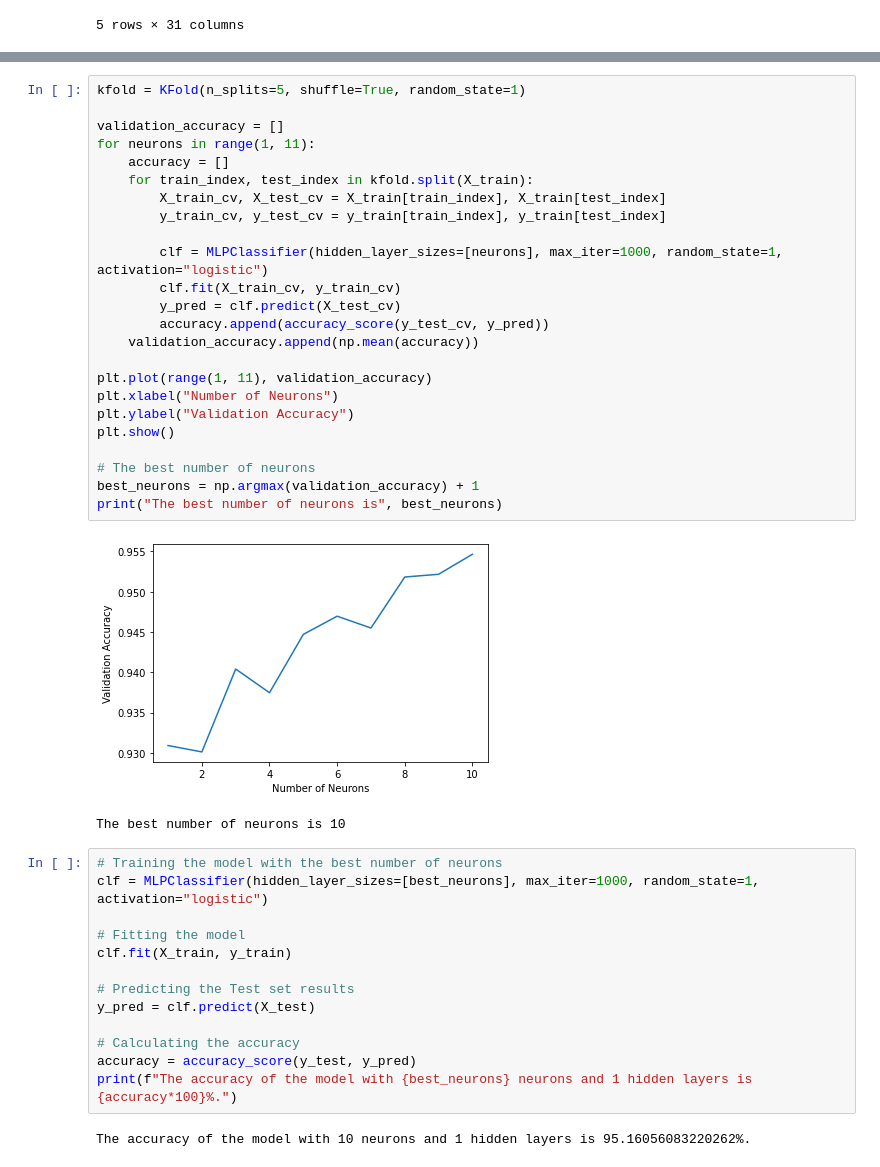
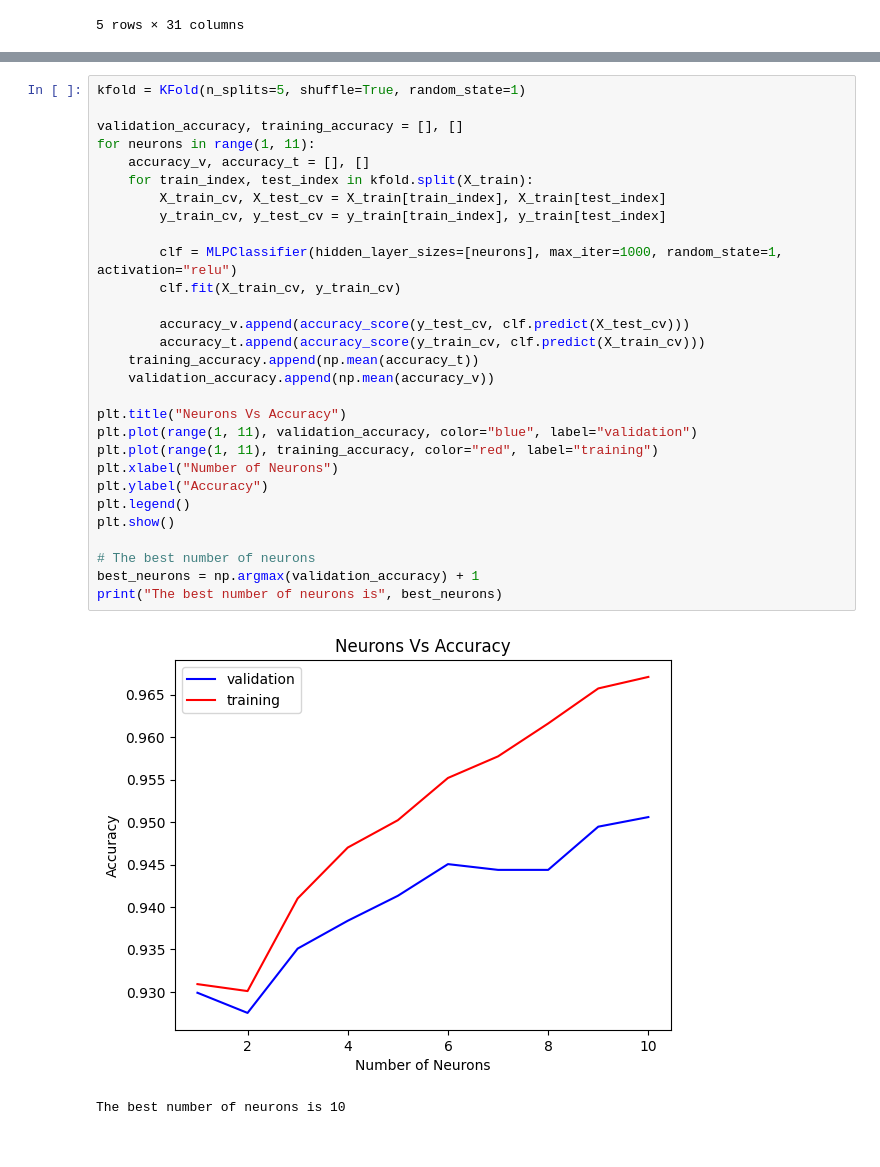
Before and after one commit to rakeebh7233/phishing-prediction, a Jupyter notebook: neural_network.ipynb, the cells around one changed output, grey strips where cells are left out. Cells and saved outputs as stored; diff of their text form.

```diff
--- a/neural_network.ipynb
+++ b/neural_network.ipynb
@@ -39,42 +38,32 @@ X_test = scaler.transform(X_test)
 # %%
 kfold = KFold(n_splits=5, shuffle=True, random_state=1)
 
-validation_accuracy = []
+validation_accuracy, training_accuracy = [], []
 for neurons in range(1, 11):
-    accuracy = []
+    accuracy_v, accuracy_t = [], []
     for train_index, test_index in kfold.split(X_train):
         X_train_cv, X_test_cv = X_train[train_index], X_train[test_index]
         y_train_cv, y_test_cv = y_train[train_index], y_train[test_index]
 
-        clf = MLPClassifier(hidden_layer_sizes=[neurons], max_iter=1000, random_state=1, activation="logistic")
+        clf = MLPClassifier(hidden_layer_sizes=[neurons], max_iter=1000, random_state=1, activation="relu")
         clf.fit(X_train_cv, y_train_cv)
-        y_pred = clf.predict(X_test_cv)
-        accuracy.append(accuracy_score(y_test_cv, y_pred))
-    validation_accuracy.append(np.mean(accuracy))
 
-plt.plot(range(1, 11), validation_accuracy)
+        accuracy_v.append(accuracy_score(y_test_cv, clf.predict(X_test_cv)))
+        accuracy_t.append(accuracy_score(y_train_cv, clf.predict(X_train_cv)))
+    training_accuracy.append(np.mean(accuracy_t))
+    validation_accuracy.append(np.mean(accuracy_v))
+
+plt.title("Neurons Vs Accuracy")
+plt.plot(range(1, 11), validation_accuracy, color="blue", label="validation")
+plt.plot(range(1, 11), training_accuracy, color="red", label="training")
 plt.xlabel("Number of Neurons")
-plt.ylabel("Validation Accuracy")
+plt.ylabel("Accuracy")
+plt.legend()
 plt.show()
 
 # The best number of neurons
 best_neurons = np.argmax(validation_accuracy) + 1
 print("The best number of neurons is", best_neurons)
 # %% [output]
-[figure, old version]
+[figure, new version]
 The best number of neurons is 10
-# %%
-# Training the model with the best number of neurons
-clf = MLPClassifier(hidden_layer_sizes=[best_neurons], max_iter=1000, random_state=1, activation="logistic")
-
-# Fitting the model
-clf.fit(X_train, y_train)
-
-# Predicting the Test set results
-y_pred = clf.predict(X_test)
-
-# Calculating the accuracy
-accuracy = accuracy_score(y_test, y_pred)
-print(f"The accuracy of the model with {best_neurons} neurons and 1 hidden layers is {accuracy*100}%.")
-# %% [output]
-The accuracy of the model with 10 neurons and 1 hidden layers is 95.16056083220262%.
```
Also changed, not shown: parts of 17 cells of this notebook.
